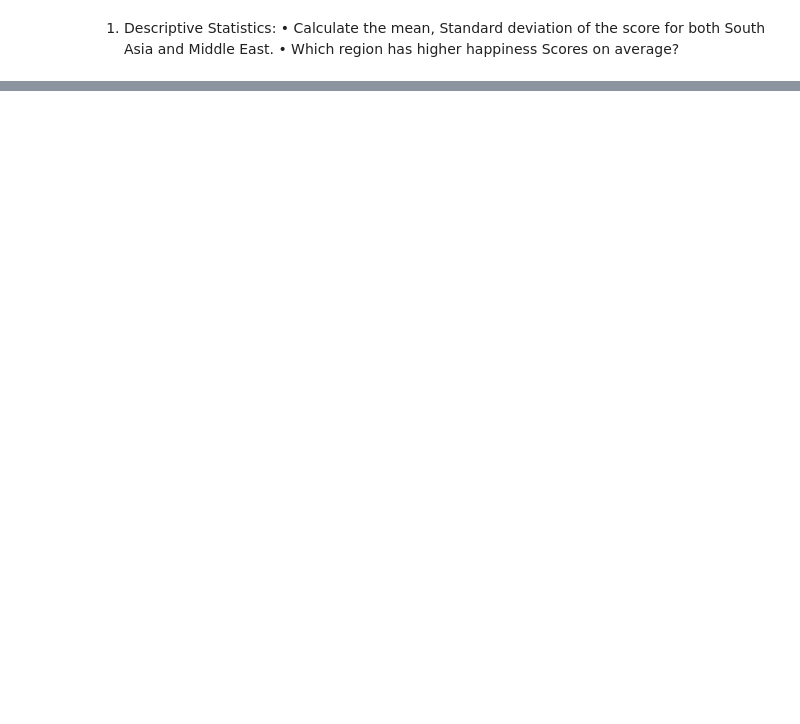
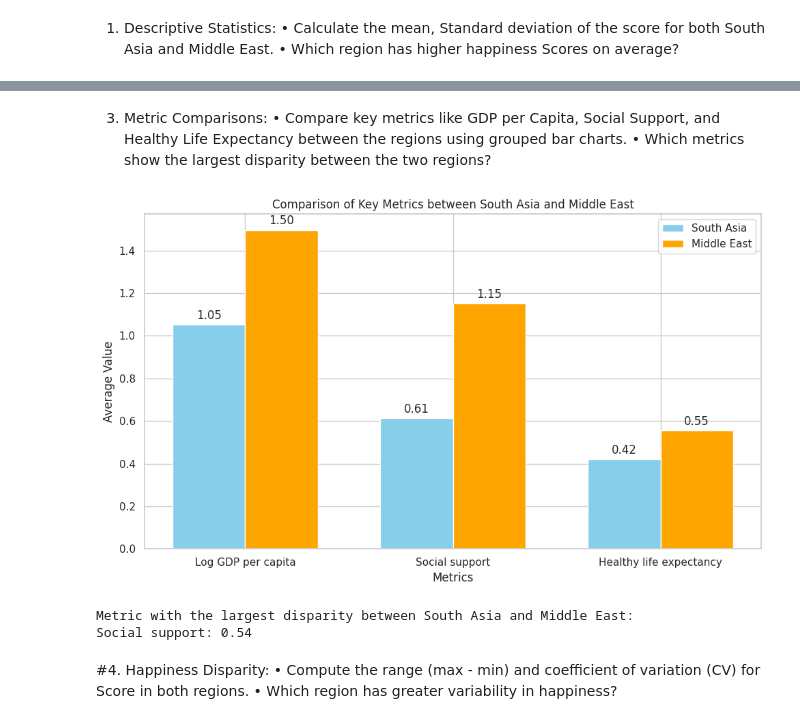
Before and after one commit to Aadityach/L5CG1_Aaditya_2414024, a Jupyter notebook: 2414024_AadityaChaudharyTharu.ipynb, the cells around one changed output, grey strips where cells are left out. Cells and saved outputs as stored; diff of their text form; code cells hidden in the pictures; blank space fills up the shorter version.

```diff
--- a/2414024_AadityaChaudharyTharu.ipynb
+++ b/2414024_AadityaChaudharyTharu.ipynb
@@ -881,0 +717,16 @@ NameError: name 'south_asian_df' is not defined
+# %%
+middle_east_countries = [
+    "Bahrain", "Iran", "Iraq", "Israel", "Jordan",
+    "Kuwait", "Lebanon", "Oman", "Palestine", "Qatar",
+    "Saudi Arabia", "Syria", "United Arab Emirates", "Yemen"
+]
+
+# Filter the dataset for Middle Eastern countries
+mec_dataset = dataset[dataset['Country name'].isin(middle_east_countries)].copy()
+
+# Display the DataFrame
+print("Middle Eastern Countries DataFrame:")
+print(mec_dataset)
+
+# Save the filtered dataset for future use
+mec_dataset.to_csv('/content/middle_east_dataset.csv', index=False)
@@ -881,0 +778,54 @@ NameError: name 'south_asian_df' is not defined
+# %% [markdown]
+3. Metric Comparisons:
+• Compare key metrics like GDP per Capita, Social Support, and Healthy Life Expectancy
+between the regions using grouped bar charts.
+• Which metrics show the largest disparity between the two regions?
+# %%
+metrics = ['Log GDP per capita', 'Social support', 'Healthy life expectancy']
+
+# South Asia means
+south_asia_means = sac_dataset[metrics].mean()
+
+# Middle East means
+middle_east_means = mec_dataset[metrics].mean()
+
+# Plotting grouped bar charts
+x = np.arange(len(metrics))  # the label locations
+width = 0.35  # the width of the bars
+
+fig, ax = plt.subplots(figsize=(10, 6))
+bars1 = ax.bar(x - width/2, south_asia_means, width, label='South Asia', color='skyblue')
+bars2 = ax.bar(x + width/2, middle_east_means, width, label='Middle East', color='orange')
+
+# Add text for labels, title, and axes ticks
+ax.set_xlabel('Metrics')
+ax.set_ylabel('Average Value')
+ax.set_title('Comparison of Key Metrics between South Asia and Middle East')
+ax.set_xticks(x)
+ax.set_xticklabels(metrics)
+ax.legend()
+
+# Add data labels above bars
+for bars in [bars1, bars2]:
+    ax.bar_label(bars, fmt='%.2f', padding=3)
+
+# Display the plot
+plt.tight_layout()
+plt.show()
+
+# Calculate the largest disparity
+disparities = abs(south_asia_means - middle_east_means)
+largest_disparity_metric = disparities.idxmax()
+largest_disparity_value = disparities.max()
+
+# Display the metric with the largest disparity
+print("\nMetric with the largest disparity between South Asia and Middle East:")
+print(f"{largest_disparity_metric}: {largest_disparity_value:.2f}")
+# %% [output]
+[figure, added]
+Metric with the largest disparity between South Asia and Middle East:
+Social support: 0.54
+# %% [markdown]
+#4. Happiness Disparity:
+• Compute the range (max - min) and coefficient of variation (CV) for Score in both regions.
+• Which region has greater variability in happiness?
```
Also changed, not shown: parts of 15 cells of this notebook.
